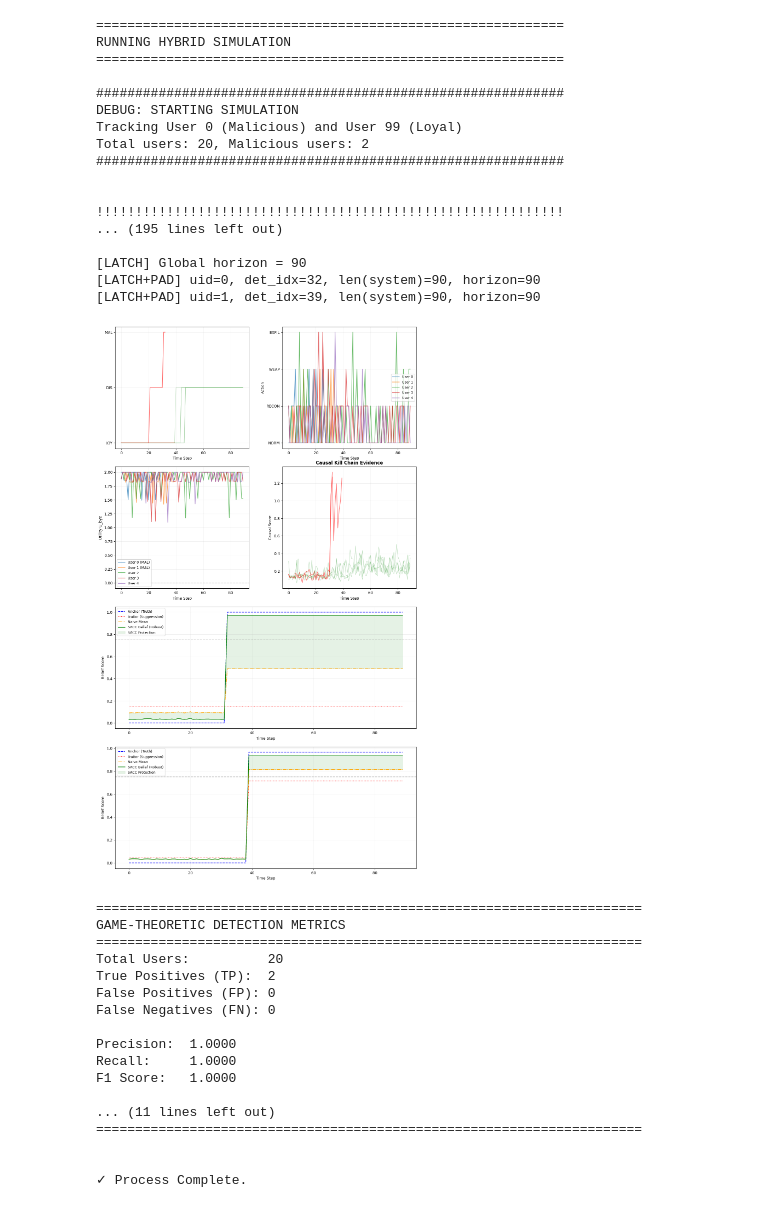
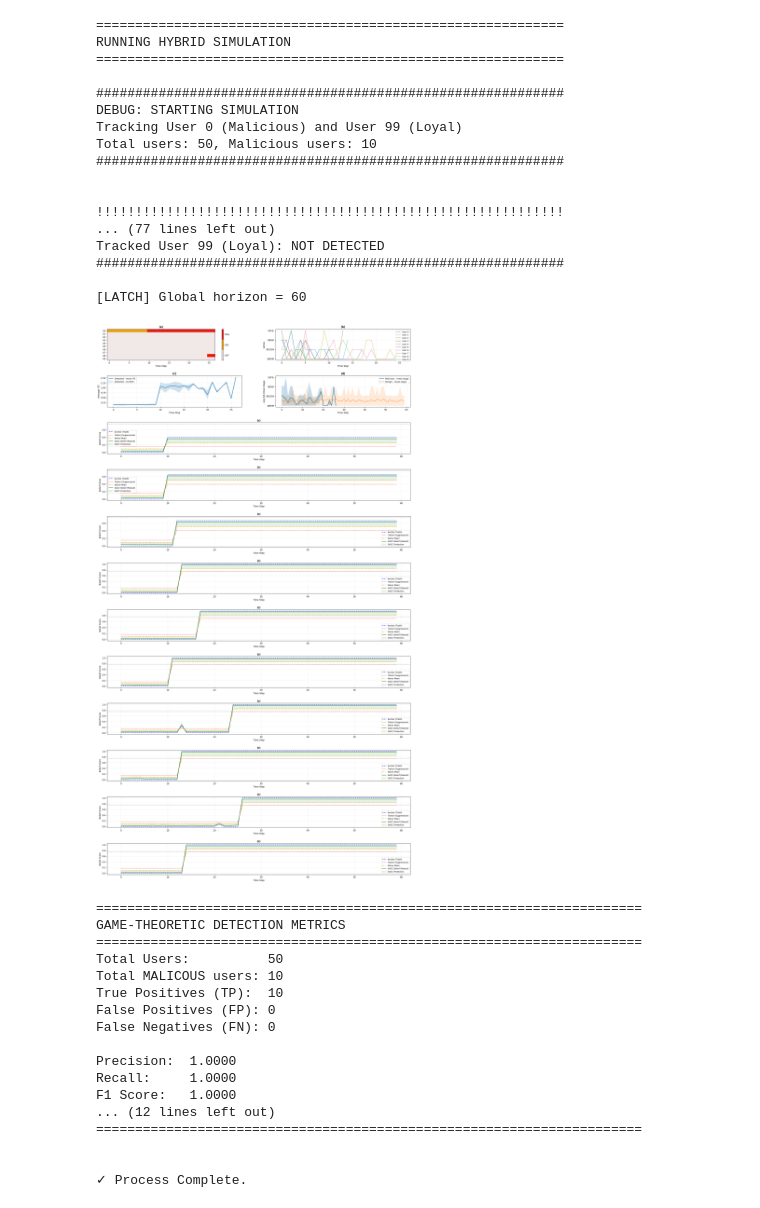
Before and after one commit to javedmshah/btce_insiderthreatmodel, a Jupyter notebook: project/deeper_sim_debug.ipynb, the cells around one changed output. Drawn from its saved outputs; the diff is of its cells as text; code cells hidden in the pictures.

```diff
--- a/project/deeper_sim_debug.ipynb
+++ b/project/deeper_sim_debug.ipynb
@@ -188,7 +191,7 @@ class UserAgent:
             UserType.MALICIOUS: {
                 'theta1': 0.5,
                 'theta2': 2.0,
-                'theta3': 7.0,
+                'theta3': 17.0,
                 'C': 1.5
             }
         }
@@ -585,7 +588,7 @@ class ByzantineSimulation:
                 if t == 0 and uid not in self.committee.user_agents:
                     self.committee.initialize_user(uid, UserType.MALICIOUS)
 
-                if t > TRIGGER_DAY:  # Start strategic attacks after t=30
+                if t > TRIGGER_DAY:  # Start strategic attacks after t
                     # Strategic actions will be chosen by UserAgent in certify()
                     # Base malicious signals
                     for m in self.channels.values():
@@ -711,20 +714,18 @@ class ByzantineSimulation:
                     detected = True
                     if is_mal:
                         results["detected"].append(uid)
-                        if uid in [0, 99]:
-                            print(f"\n{'!'*60}")
-                            print(f"DEBUG: User {uid} DETECTED as MALICIOUS at t={t}")
-                            print(f"Risk: {risk:.3f} > Threshold: {THRESHOLD}")
-                            print(f"Detection status: {self.committee.last_detection[uid]}")
-                            print(f"{'!'*60}\n")
+                        print(f"\n{'!'*60}")
+                        print(f"DEBUG: User {uid} DETECTED as MALICIOUS at t={t}")
+                        print(f"Risk: {risk:.3f} > Threshold: {THRESHOLD}")
+                        print(f"Detection status: {self.committee.last_detection[uid]}")
+                        print(f"{'!'*60}\n")
                     else:
                         results["false_positives"].append(uid)
-                        if uid in [0, 99]:
-                            print(f"\n{'!'*60}")
-                            print(f"DEBUG: FALSE POSITIVE - User {uid} flagged at t={t}")
-                            print(f"Risk: {risk:.3f} > Threshold: {THRESHOLD}")
-                            print(f"Detection status: {self.committee.last_detection[uid]}")
-                            print(f"{'!'*60}\n")
+                        print(f"\n{'!'*60}")
+                        print(f"DEBUG: FALSE POSITIVE - User {uid} flagged at t={t}")
+                        print(f"Risk: {risk:.3f} > Threshold: {THRESHOLD}")
+                        print(f"Detection status: {self.committee.last_detection[uid]}")
+                        print(f"{'!'*60}\n")
                     break
 
             if is_mal and not detected:
@@ -736,18 +737,19 @@ class ByzantineSimulation:
                 print(f"{'*'*60}\n")
 
             # DEBUG: Final summary for tracked users
-            print(f"\n{'='*40}")
+            """print(f"\n{'='*40}")
             print(f"DEBUG: User {uid} Journey Complete")
             print(f"Total timesteps: {horizon}")
             print(f"Final Beliefs: {self.committee.user_beliefs[uid]}")
             print(f"Detection status: {self.committee.last_detection[uid]}")
             print(f"Detected: {detected}")
-            print(f"{'='*40}\n")
+            print(f"{'='*40}\n")"""
 
         # DEBUG: Final simulation summary
         print(f"\n{'#'*60}")
         print(f"DEBUG: SIMULATION COMPLETE")
         print(f"Total users: {n_users}")
+        print(f"Total MALICIOUS users: {n_mal}")
         print(f"True Positives: {len(results['detected'])}")
         print(f"False Positives: {len(results['false_positives'])}")
         print(f"False Negatives: {len(results['undetected'])}")
@@ -1049,10 +1230,10 @@ def latch_histories_after_detection(res, committee):
         while len(system) < global_horizon:
             system.append(s_val)
 
-        print(
-            f"[LATCH+PAD] uid={uid}, det_idx={det_idx}, "
-            f"len(system)={len(system)}, horizon={global_horizon}"
-        )
+        #print(
+        #    f"[LATCH+PAD] uid={uid}, det_idx={det_idx}, "
+        #    f"len(system)={len(system)}, horizon={global_horizon}"
+        #)
 # %%
 
 # ============================================================================
@@ -1070,54 +1251,53 @@ if __name__ == "__main__":
 
     print("="*60)
     print("RUNNING HYBRID SIMULATION")
     print("="*60)
 
-    NUM_USERS = 20
 
     sim = ByzantineSimulation("policies.json")
-    results = sim.run(n_users=NUM_USERS, pct_mal=0.1, horizon=90)
+    results = sim.run(n_users=NUM_USERS, pct_mal=PCT_MAL, horizon=HORIZON)
 
     # latch all malicious users' histories
     latch_histories_after_detection(results, sim.committee)
 
     FullVisualizer.plot_combined_dashboard(results, sim.committee, NUM_USERS)
 
     # Plot SACC Robustness for User 0 (Guaranteed Attacker)
     #FullVisualizer.plot_sacc_robustness(sim.committee, 0)
 
     print("\n✓ Process Complete.")
 # %% [output]
 ============================================================
 RUNNING HYBRID SIMULATION
 ============================================================
 
 ############################################################
 DEBUG: STARTING SIMULATION
 Tracking User 0 (Malicious) and User 99 (Loyal)
-Total users: 20, Malicious users: 2
+Total users: 50, Malicious users: 10
 ############################################################
 
 
 !!!!!!!!!!!!!!!!!!!!!!!!!!!!!!!!!!!!!!!!!!!!!!!!!!!!!!!!!!!!
-... (195 lines left out)
+... (77 lines left out)
+Tracked User 99 (Loyal): NOT DETECTED
+############################################################
 
-[LATCH] Global horizon = 90
-[LATCH+PAD] uid=0, det_idx=32, len(system)=90, horizon=90
-[LATCH+PAD] uid=1, det_idx=39, len(system)=90, horizon=90
+[LATCH] Global horizon = 60
-[figure, old version]
+[figure, new version]
 ======================================================================
 GAME-THEORETIC DETECTION METRICS
 ======================================================================
-Total Users:          20
-True Positives (TP):  2
+Total Users:          50
+Total MALICOUS users: 10
+True Positives (TP):  10
 False Positives (FP): 0
 False Negatives (FN): 0
 
 Precision:  1.0000
 Recall:     1.0000
 F1 Score:   1.0000
-
-... (11 lines left out)
+... (12 lines left out)
 ======================================================================
 
 
```
Also changed, not shown: parts of 3 cells of this notebook.
